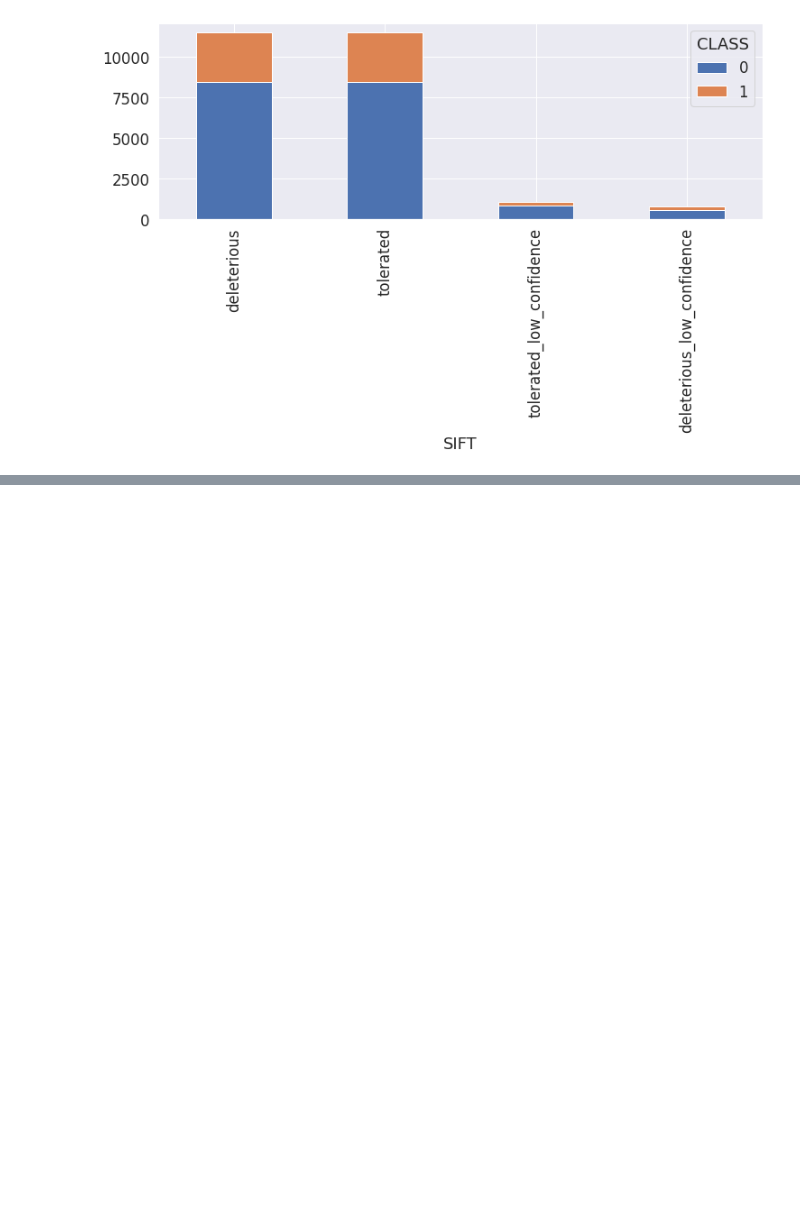
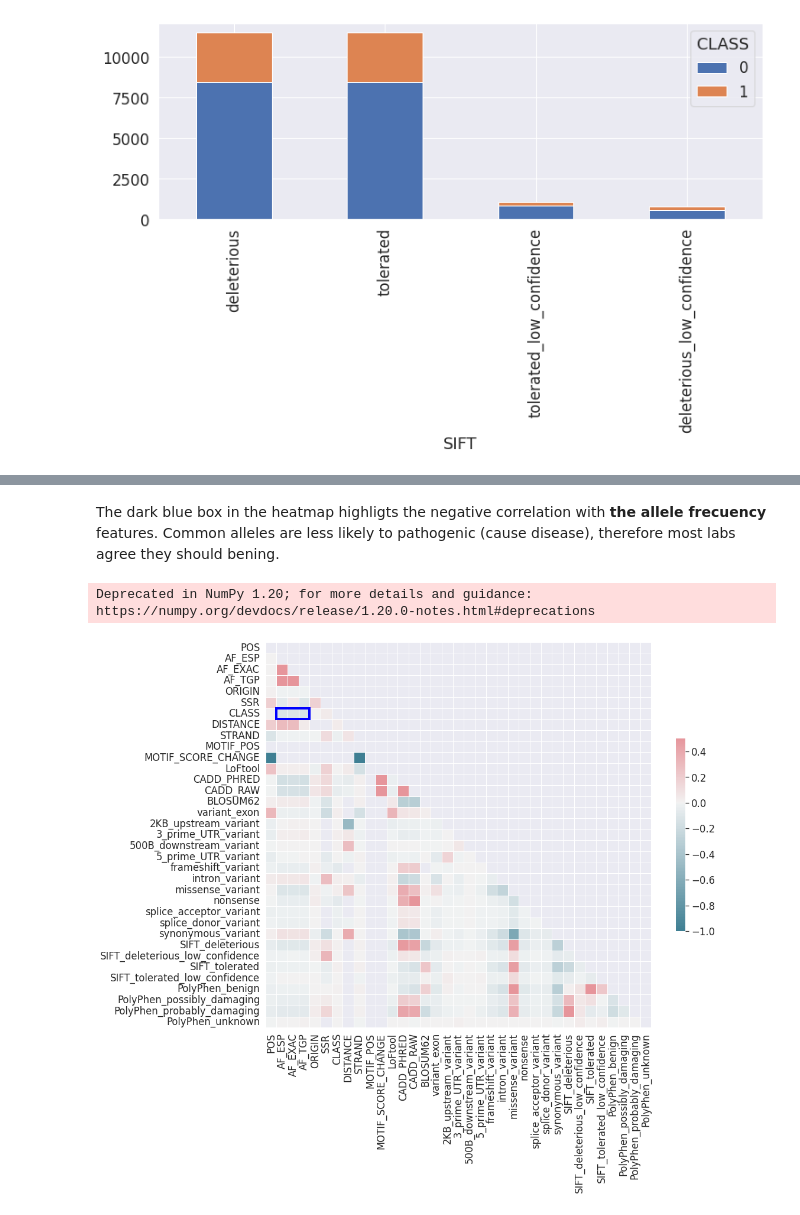
Before and after one commit to anyfish/notebook_project_ml, a Jupyter notebook: eda-genetic-variant-classifications.ipynb, the cells around one changed output, grey strips where cells are left out. Cells and saved outputs as stored; diff of their text form; code cells hidden in the pictures; blank space fills up the shorter version.

```diff
--- a/eda-genetic-variant-classifications.ipynb
+++ b/eda-genetic-variant-classifications.ipynb
@@ -259,0 +273,2 @@ sift_ct.plot.bar(stacked=True, figsize=(12, 4));
+# %%
+df = pd.get_dummies(df, columns=['SIFT', 'PolyPhen'])
@@ -259,0 +333,26 @@ sift_ct.plot.bar(stacked=True, figsize=(12, 4));
+# %% [markdown]
+The dark blue box in the heatmap highligts the negative correlation with **the allele frecuency** features. Common alleles are less likely to pathogenic (cause disease), therefore most labs agree they should bening.
+# %%
+corr = df.select_dtypes(exclude='object').corr()
+
+import numpy as np
+
+# Generate a mask for the upper triangle
+mask = np.zeros_like(corr, dtype=np.bool)
+mask[np.triu_indices_from(mask)] = True
+
+# Set upthe matplotlib figure
+f, ax = plt.subplots(figsize=(15,12));
+
+# Genereate a custom diverging colormap
+cmap = sns.diverging_palette(220,10, as_cmap=True)
+
+# Draw the heatmap with the mask and correct aspect ratio
+g = sns.heatmap(corr, mask=mask, cmap=cmap, vmax=.5, center=0, square=True, linewidths=.5, cbar_kws={'shrink':.5});
+
+from matplotlib.patches import Rectangle
+
+g.add_patch(Rectangle((1,6), 3, 1, fill=False, edgecolor='blue', lw=4));
+# %% [output]
+Deprecated in NumPy 1.20; for more details and guidance: https://numpy.org/devdocs/release/1.20.0-notes.html#deprecations
+[figure, added]
```
Also changed, not shown: parts of 24 cells of this notebook.
